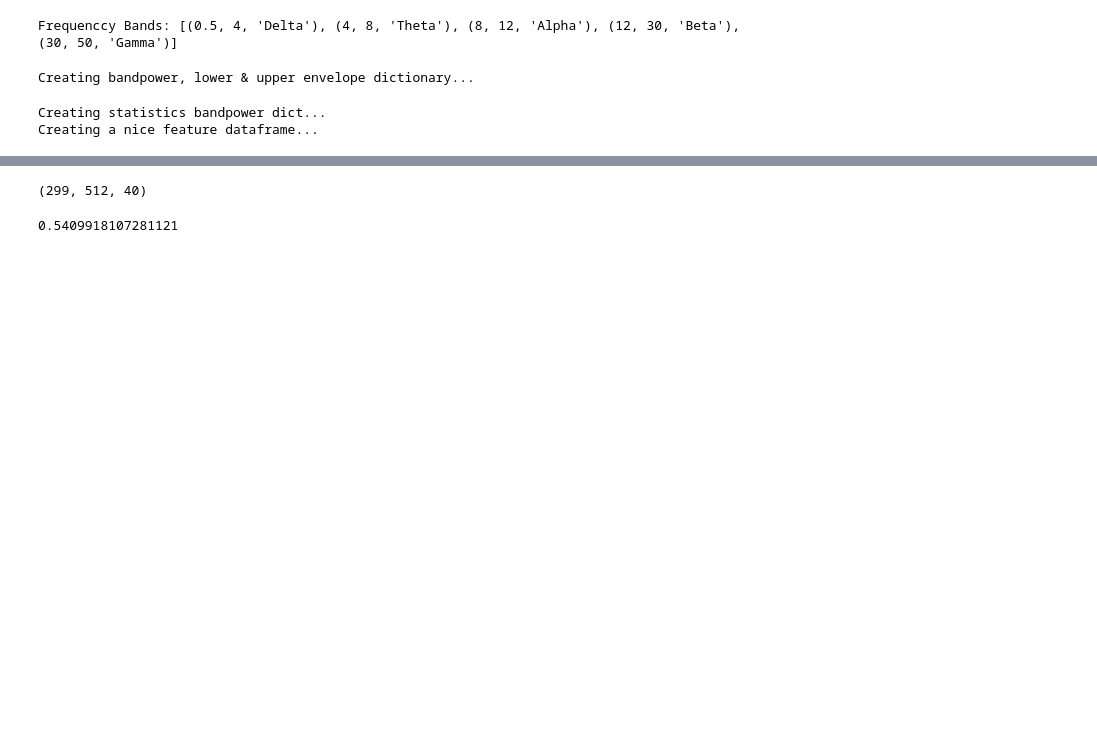
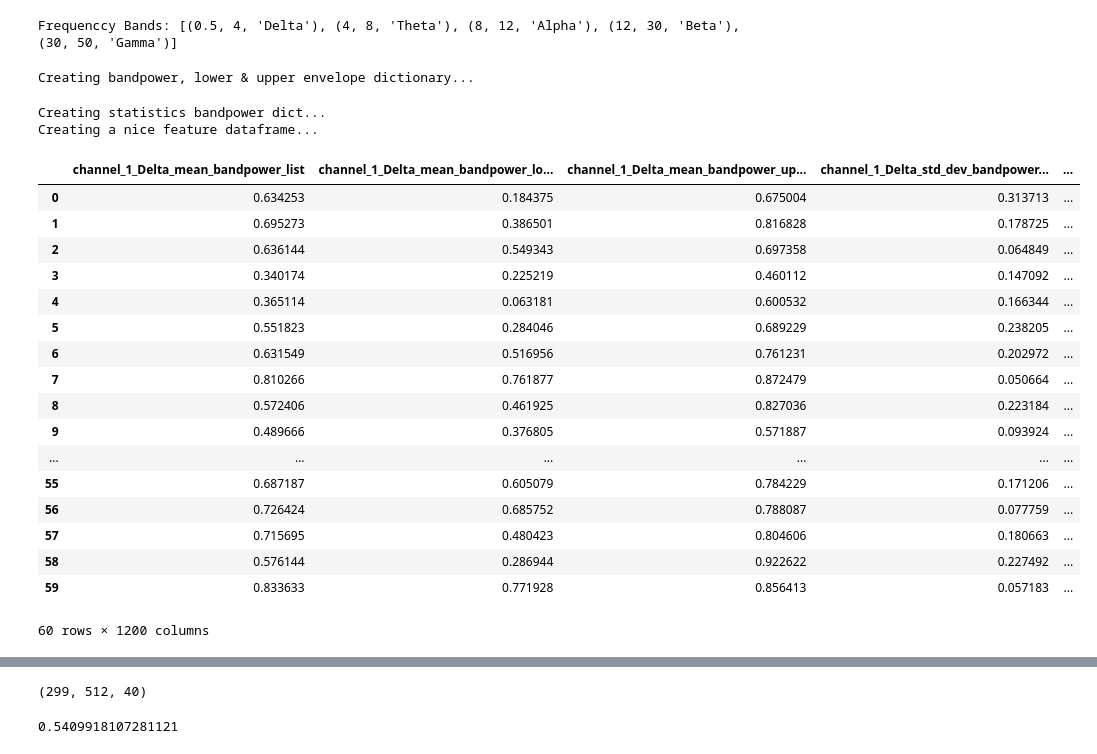
Before and after one commit to mudo121/thesis_eeg, a Jupyter notebook: test_pipeline.ipynb, the cells around one changed output, grey strips where cells are left out. Cells and saved outputs as stored; diff of their text form; code cells hidden in the pictures; blank space fills up the shorter version.

```diff
--- a/test_pipeline.ipynb
+++ b/test_pipeline.ipynb
@@ -90,6 +74,27 @@ Frequenccy Bands: [(0.5, 4, 'Delta'), (4, 8, 'Theta'), (8, 12, 'Alpha'), (12, 30
 Creating bandpower, lower & upper envelope dictionary...
 Creating statistics bandpower dict...
 Creating a nice feature dataframe...
+# %%
+feature_df.fillna(value=0.0, inplace=)
+# %% [output]
+|  | channel_1_Delta_mean_bandpower_list | channel_1_Delta_mean_bandpower_lo... | channel_1_Delta_mean_bandpower_up... | channel_1_Delta_std_dev_bandpower... | ... |
+| 0 | 0.634253 | 0.184375 | 0.675004 | 0.313713 | ... |
+| 1 | 0.695273 | 0.386501 | 0.816828 | 0.178725 | ... |
+| 2 | 0.636144 | 0.549343 | 0.697358 | 0.064849 | ... |
+| 3 | 0.340174 | 0.225219 | 0.460112 | 0.147092 | ... |
+| 4 | 0.365114 | 0.063181 | 0.600532 | 0.166344 | ... |
+| 5 | 0.551823 | 0.284046 | 0.689229 | 0.238205 | ... |
+| 6 | 0.631549 | 0.516956 | 0.761231 | 0.202972 | ... |
+| 7 | 0.810266 | 0.761877 | 0.872479 | 0.050664 | ... |
+| 8 | 0.572406 | 0.461925 | 0.827036 | 0.223184 | ... |
+| 9 | 0.489666 | 0.376805 | 0.571887 | 0.093924 | ... |
+| ... | ... | ... | ... | ... | ... |
+| 55 | 0.687187 | 0.605079 | 0.784229 | 0.171206 | ... |
+| 56 | 0.726424 | 0.685752 | 0.788087 | 0.077759 | ... |
+| 57 | 0.715695 | 0.480423 | 0.804606 | 0.180663 | ... |
+| 58 | 0.576144 | 0.286944 | 0.922622 | 0.227492 | ... |
+| 59 | 0.833633 | 0.771928 | 0.856413 | 0.057183 | ... |
+60 rows × 1200 columns
 # %%
 feature_df.head()
 # %% [output]
```
Also changed, not shown: parts of 5 cells of this notebook, 7 other files.
